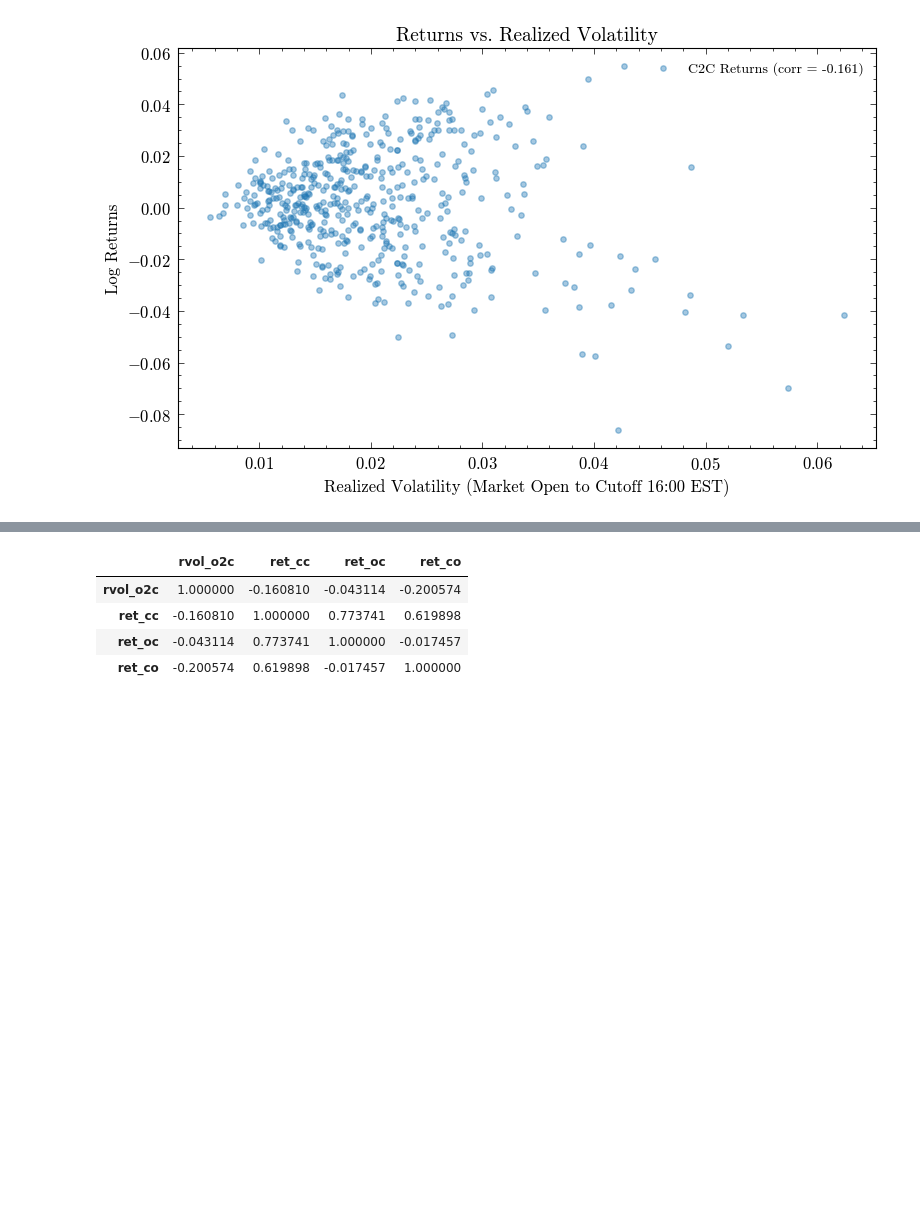
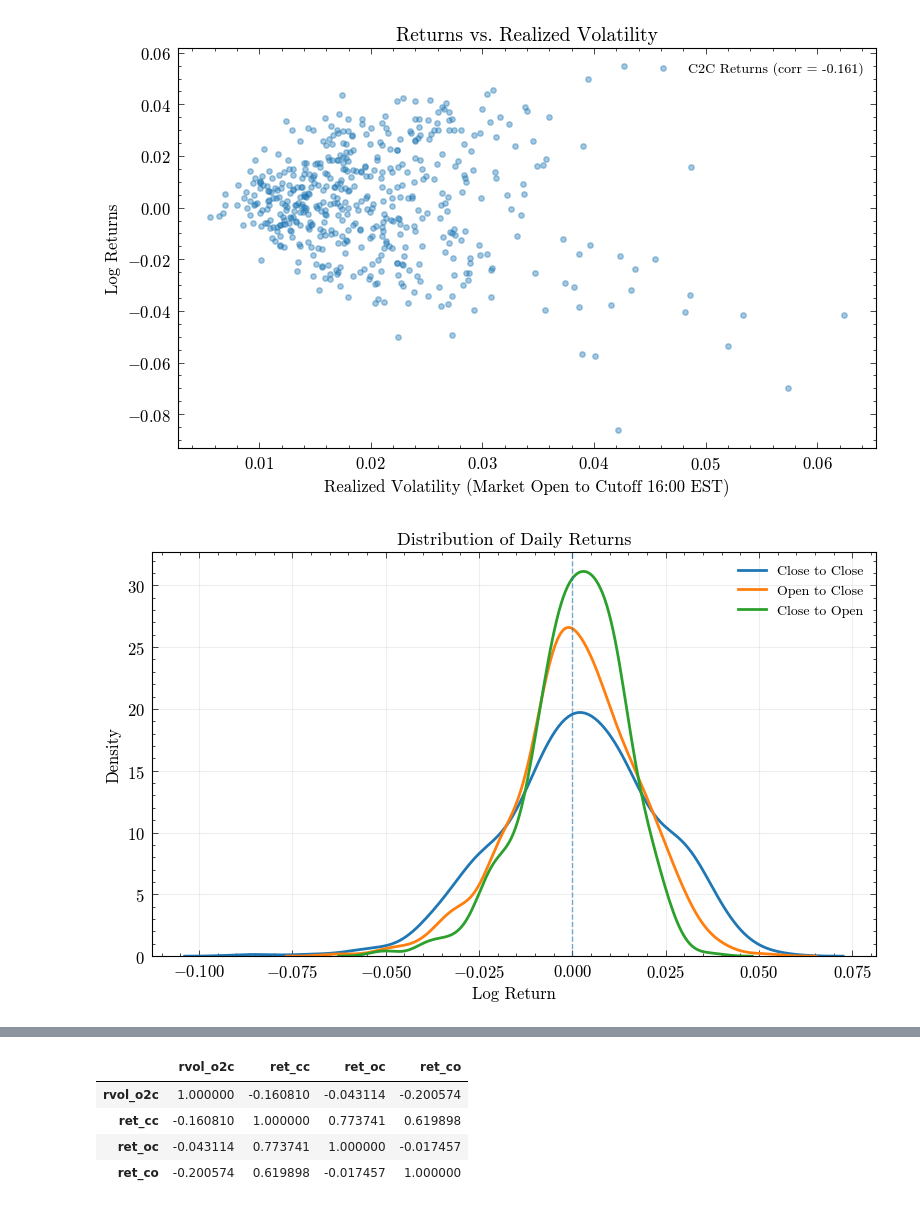
Before and after one commit to jackyeung99/proj_quant_trading, a Jupyter notebook: notebooks/experiment_tau_sensitivity.ipynb, the cells around one changed output, grey strips where cells are left out. Drawn from its saved outputs; the diff is of its cells as text; code cells hidden in the pictures; blank space fills up the shorter version.

```diff
--- a/notebooks/experiment_tau_sensitivity.ipynb
+++ b/notebooks/experiment_tau_sensitivity.ipynb
@@ -409,4 +408,38 @@ plt.tight_layout()
 plt.show()
 # %% [output]
 [figure]
+# %%
+plt.figure(figsize=(8, 5))
+
+sns.kdeplot(
+    Train["ret_cc"],
+    label="Close to Close",
+    linewidth=2
+)
+
+sns.kdeplot(
+    Train["ret_oc"],
+    label="Open to Close",
+    linewidth=2
+)
+
+sns.kdeplot(
+    Train["ret_co"],
+    label="Close to Open",
+    linewidth=2
+)
+
+plt.axvline(0, linestyle="--", linewidth=1, alpha=0.6)
+
+plt.title("Distribution of Daily Returns", fontsize=13)
+plt.xlabel("Log Return")
+plt.ylabel("Density")
+
+plt.legend(frameon=False)
+plt.grid(alpha=0.2)
+
+plt.tight_layout()
+plt.show()
+# %% [output]
+[figure, added]
 # %%
```
Also changed, not shown: parts of 23 cells of this notebook, 15 other files.
